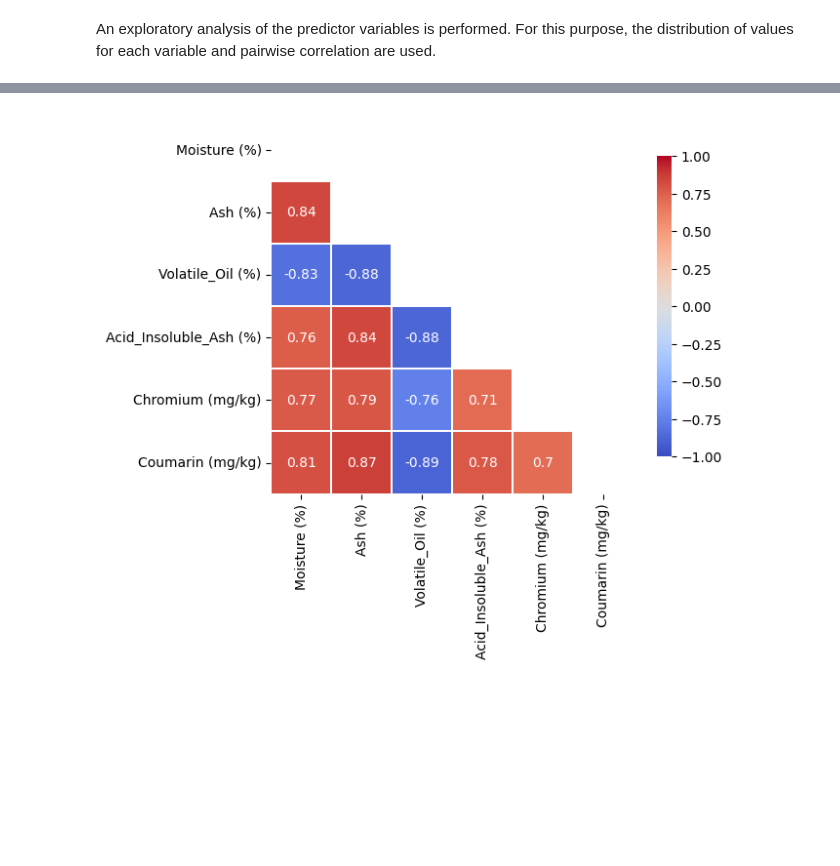
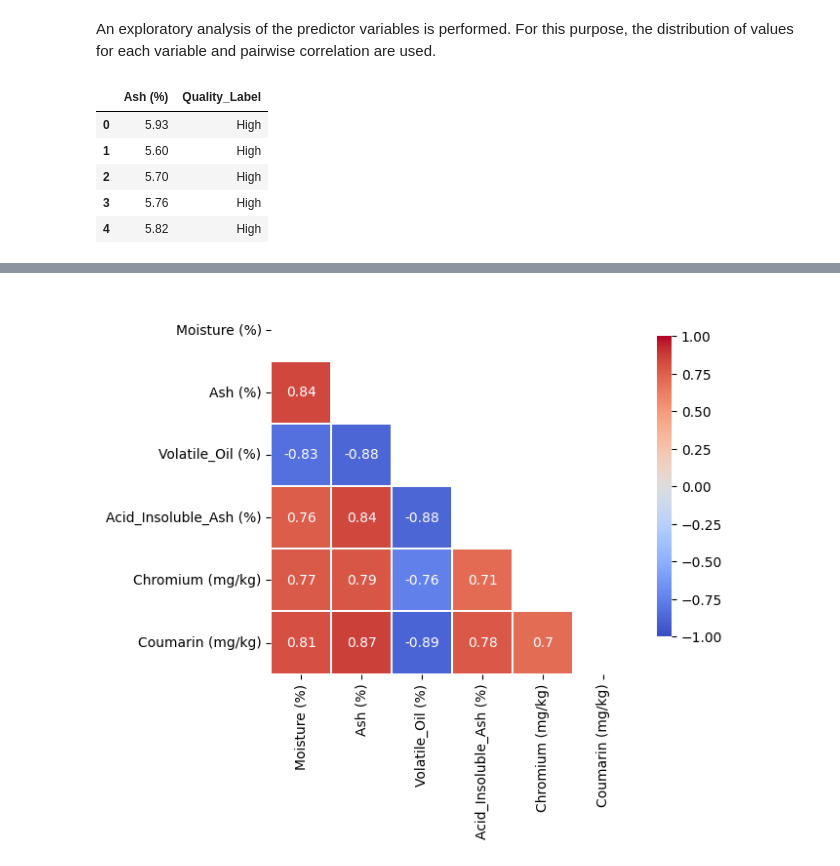
Before and after one commit to mapardo-lab/minimalCinnamon, a Jupyter notebook: minimalCinnamon.ipynb, the cells around one changed output, grey strips where cells are left out. Saved outputs shown, nothing was run; the diff lists cells and outputs as text; code cells hidden in the pictures; blank space fills up the shorter version.

```diff
--- a/minimalCinnamon.ipynb
+++ b/minimalCinnamon.ipynb
@@ -64,5 +64,15 @@ dtype: int64
 An exploratory analysis of the predictor variables is performed. For this purpose, the distribution of values for each variable and pairwise correlation are used.
 # %%
 features = list(filter(lambda x: x not in ['Sample_ID', 'Quality_Label'],  list(df.columns)))
+# %%
+df.columns
+df[['Ash (%)', 'Quality_Label']].head()
+# %% [output]
+|  | Ash (%) | Quality_Label |
+| 0 | 5.93 | High |
+| 1 | 5.60 | High |
+| 2 | 5.70 | High |
+| 3 | 5.76 | High |
+| 4 | 5.82 | High |
 # %%
 # Density plot each feature
```
Also changed, not shown: parts of 3 cells of this notebook.
